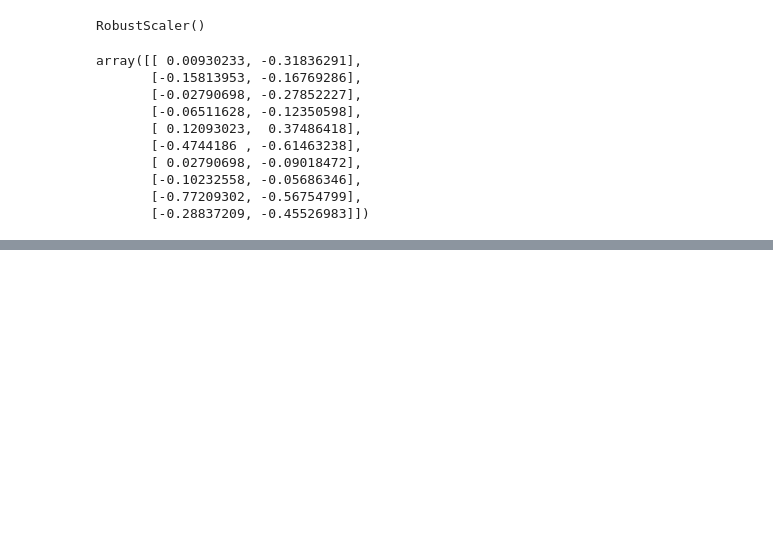
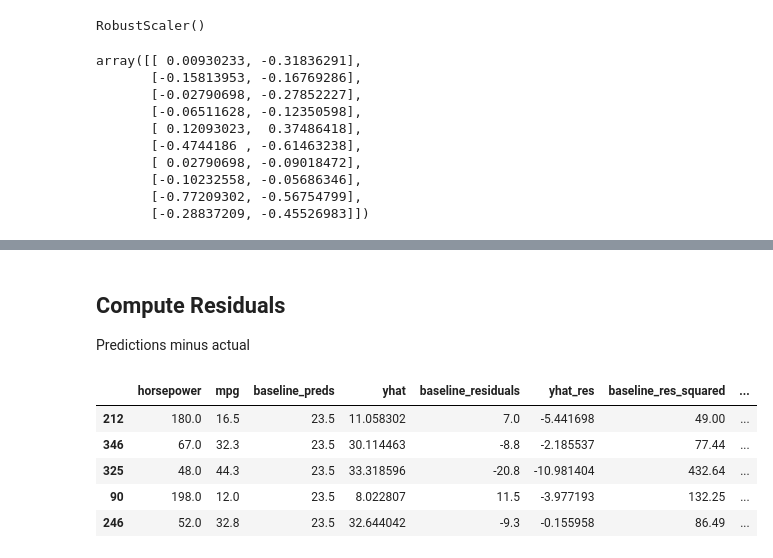
Before and after one commit to shawn-brown12/regression, a Jupyter notebook: regression_notes.ipynb, the cells around one changed output, grey strips where cells are left out. Drawn from its saved outputs; the diff is of its cells as text; code cells hidden in the pictures; blank space fills up the shorter version.

```diff
--- a/regression_notes.ipynb
+++ b/regression_notes.ipynb
@@ -607,0 +681,14 @@ The test rejected the null hypothesis, origin 1 cars have signficantly less mpg
+# %% [markdown]
+## Compute Residuals
+
+Predictions minus actual
+# %%
+preds_df['baseline_residuals'] = preds_df['baseline_preds'] - preds_df['mpg']
+preds_df.head()
+# %% [output]
+|  | horsepower | mpg | baseline_preds | yhat | baseline_residuals | yhat_res | baseline_res_squared | ... |
+| 212 | 180.0 | 16.5 | 23.5 | 11.058302 | 7.0 | -5.441698 | 49.00 | ... |
+| 346 | 67.0 | 32.3 | 23.5 | 30.114463 | -8.8 | -2.185537 | 77.44 | ... |
+| 325 | 48.0 | 44.3 | 23.5 | 33.318596 | -20.8 | -10.981404 | 432.64 | ... |
+| 90 | 198.0 | 12.0 | 23.5 | 8.022807 | 11.5 | -3.977193 | 132.25 | ... |
+| 246 | 52.0 | 32.8 | 23.5 | 32.644042 | -9.3 | -0.155958 | 86.49 | ... |
```
Also changed, not shown: parts of 108 cells of this notebook, 3 other files.
